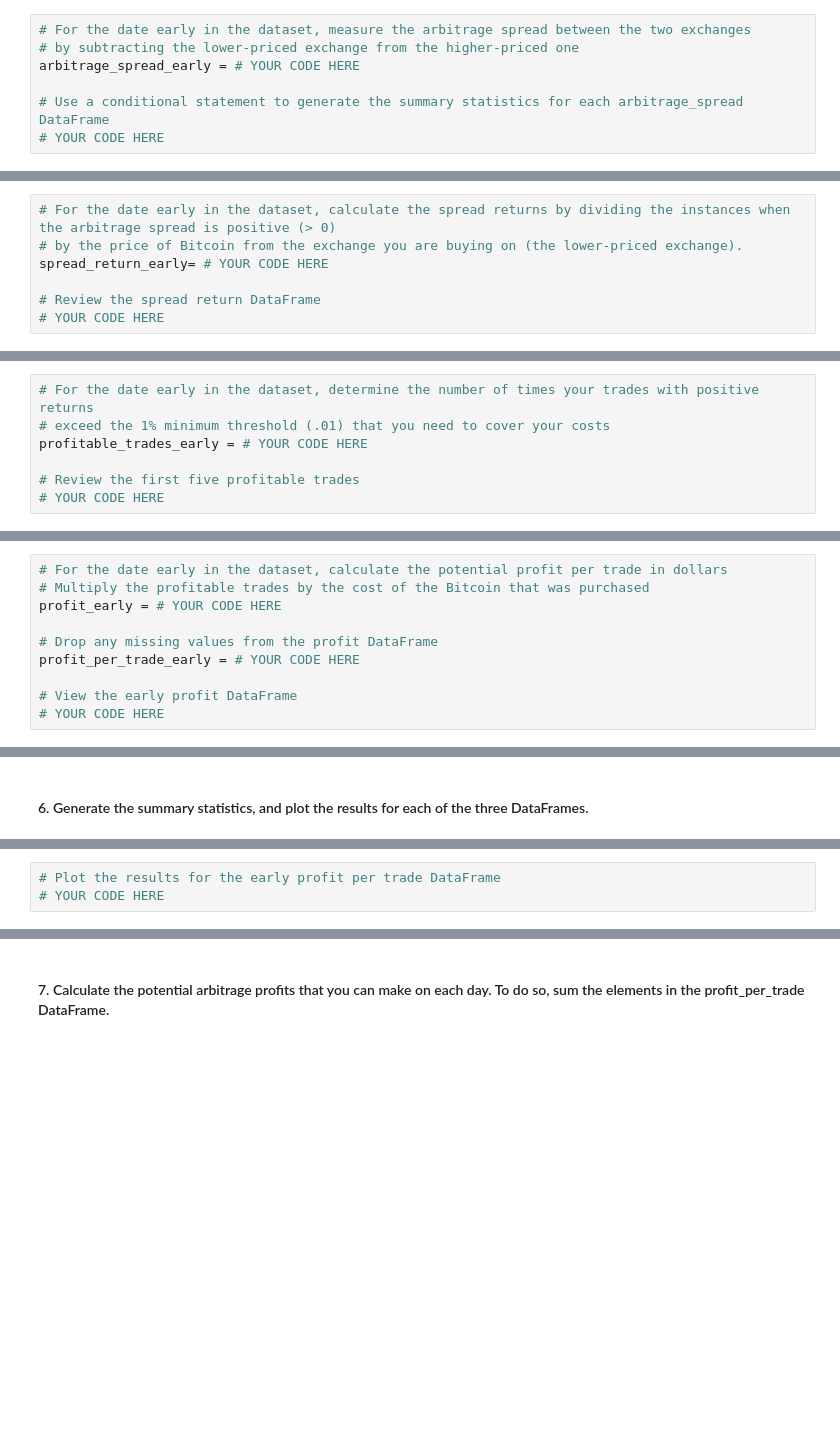
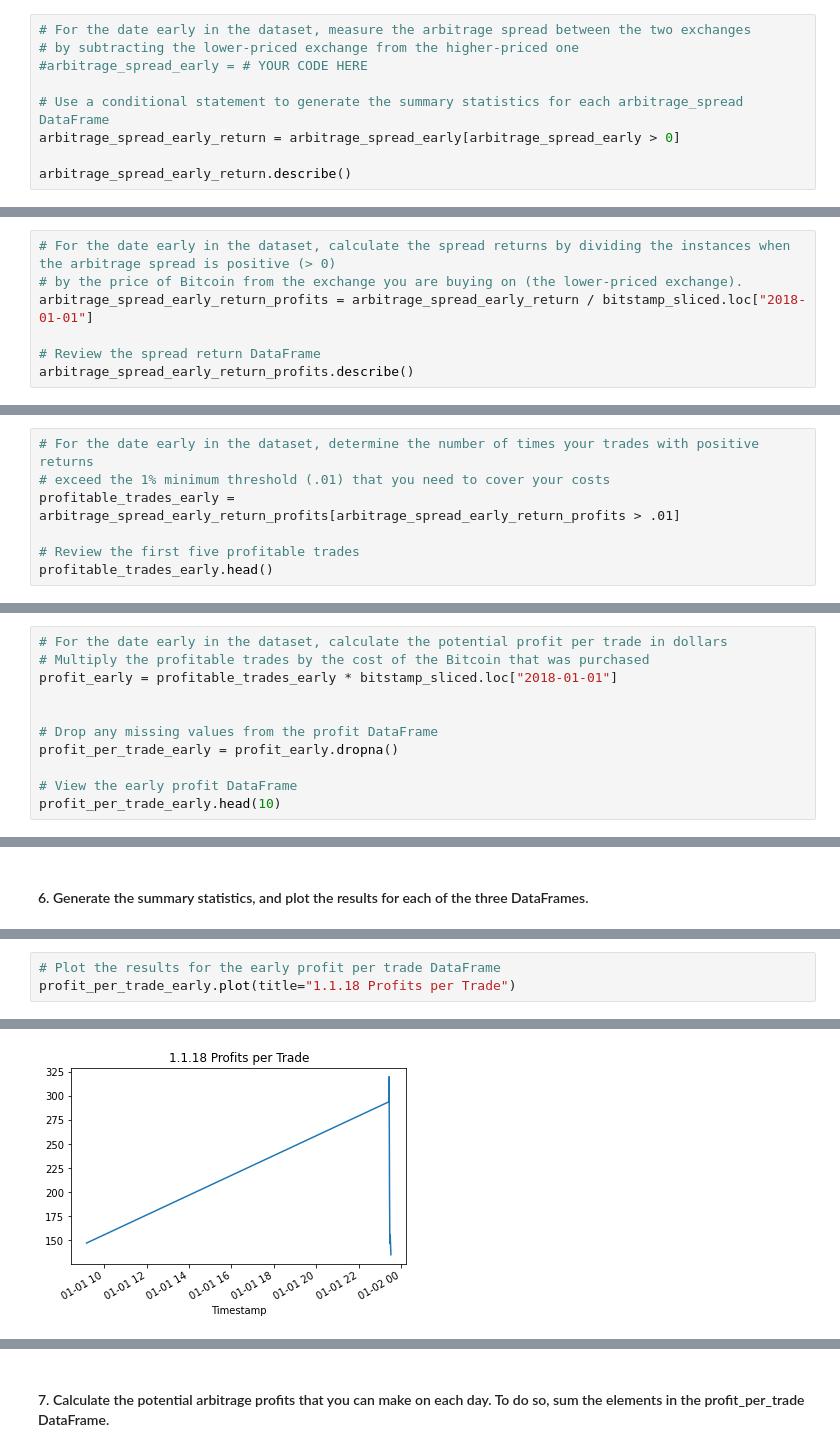
Before and after one commit to lindseyhardouin/Challenge_3, a Jupyter notebook: crypto_arbitrage.ipynb, the cells around one changed output, grey strips where cells are left out. Cells and saved outputs as stored; diff of their text form; blank space fills up the shorter version.

Commit message:
Calculate arbitrage profits & analysis using summary stats and visualizations.

```diff
--- a/crypto_arbitrage.ipynb
+++ b/crypto_arbitrage.ipynb
@@ -496,7 +496,9 @@ Calculate the potential profits for each date that you selected in the previous
 # %%
 # For the date early in the dataset, measure the arbitrage spread between the two exchanges
 # by subtracting the lower-priced exchange from the higher-priced one
-arbitrage_spread_early = # YOUR CODE HERE
+#arbitrage_spread_early = # YOUR CODE HERE
 
 # Use a conditional statement to generate the summary statistics for each arbitrage_spread DataFrame
-# YOUR CODE HERE
+arbitrage_spread_early_return = arbitrage_spread_early[arbitrage_spread_early > 0]
+
+arbitrage_spread_early_return.describe()
@@ -505,7 +545,7 @@ arbitrage_spread_early = # YOUR CODE HERE
 # %%
 # For the date early in the dataset, calculate the spread returns by dividing the instances when the arbitrage spread is positive (> 0)
 # by the price of Bitcoin from the exchange you are buying on (the lower-priced exchange).
-spread_return_early= # YOUR CODE HERE
+arbitrage_spread_early_return_profits = arbitrage_spread_early_return / bitstamp_sliced.loc["2018-01-01"]
 
 # Review the spread return DataFrame
-# YOUR CODE HERE
+arbitrage_spread_early_return_profits.describe()
@@ -514,7 +592,7 @@ spread_return_early= # YOUR CODE HERE
 # %%
 # For the date early in the dataset, determine the number of times your trades with positive returns
 # exceed the 1% minimum threshold (.01) that you need to cover your costs
-profitable_trades_early = # YOUR CODE HERE
+profitable_trades_early = arbitrage_spread_early_return_profits[arbitrage_spread_early_return_profits > .01]
 
 # Review the first five profitable trades
-# YOUR CODE HERE
+profitable_trades_early.head()
@@ -529,10 +663,11 @@ profitable_trades_early = # YOUR CODE HERE
 # %%
 # For the date early in the dataset, calculate the potential profit per trade in dollars
 # Multiply the profitable trades by the cost of the Bitcoin that was purchased
-profit_early = # YOUR CODE HERE
+profit_early = profitable_trades_early * bitstamp_sliced.loc["2018-01-01"]
+
 
 # Drop any missing values from the profit DataFrame
-profit_per_trade_early = # YOUR CODE HERE
+profit_per_trade_early = profit_early.dropna()
 
 # View the early profit DataFrame
-# YOUR CODE HERE
+profit_per_trade_early.head(10)
@@ -544,3 +739,4 @@ profit_per_trade_early = # YOUR CODE HERE
 # %%
 # Plot the results for the early profit per trade DataFrame
-# YOUR CODE HERE
+profit_per_trade_early.plot(title="1.1.18 Profits per Trade")
+# %% [output]
@@ -546,0 +744 @@ profit_per_trade_early = # YOUR CODE HERE
+[figure, added]
```
Also changed, not shown: parts of 27 cells of this notebook.
